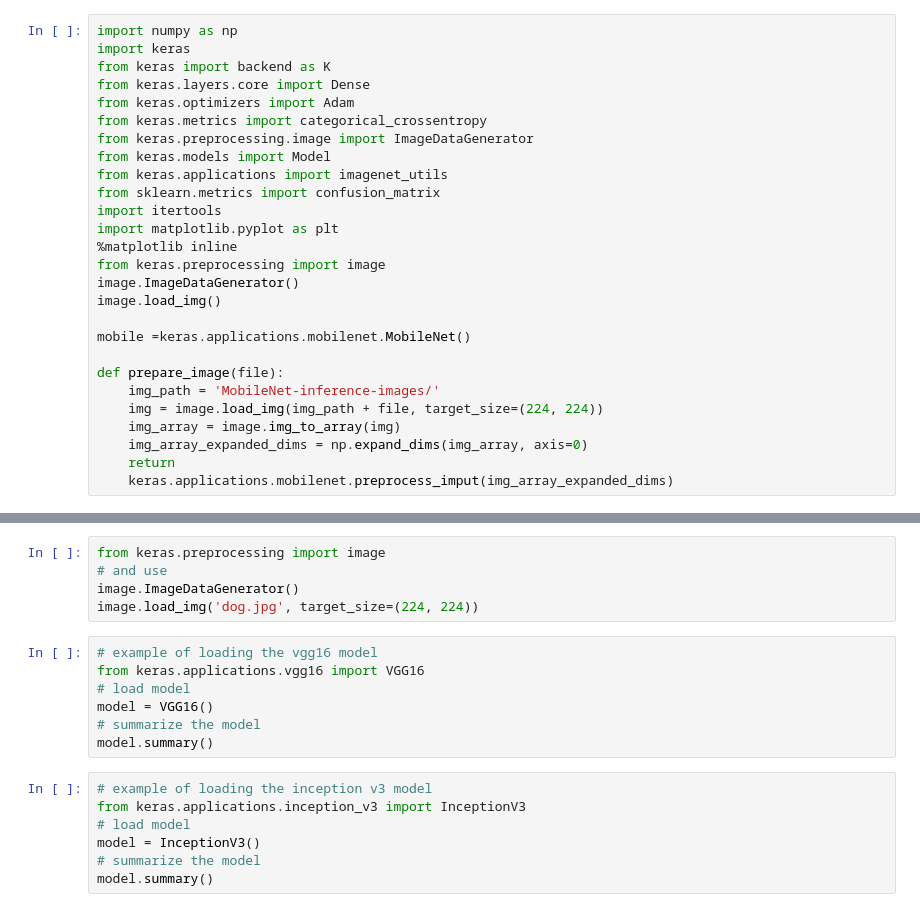
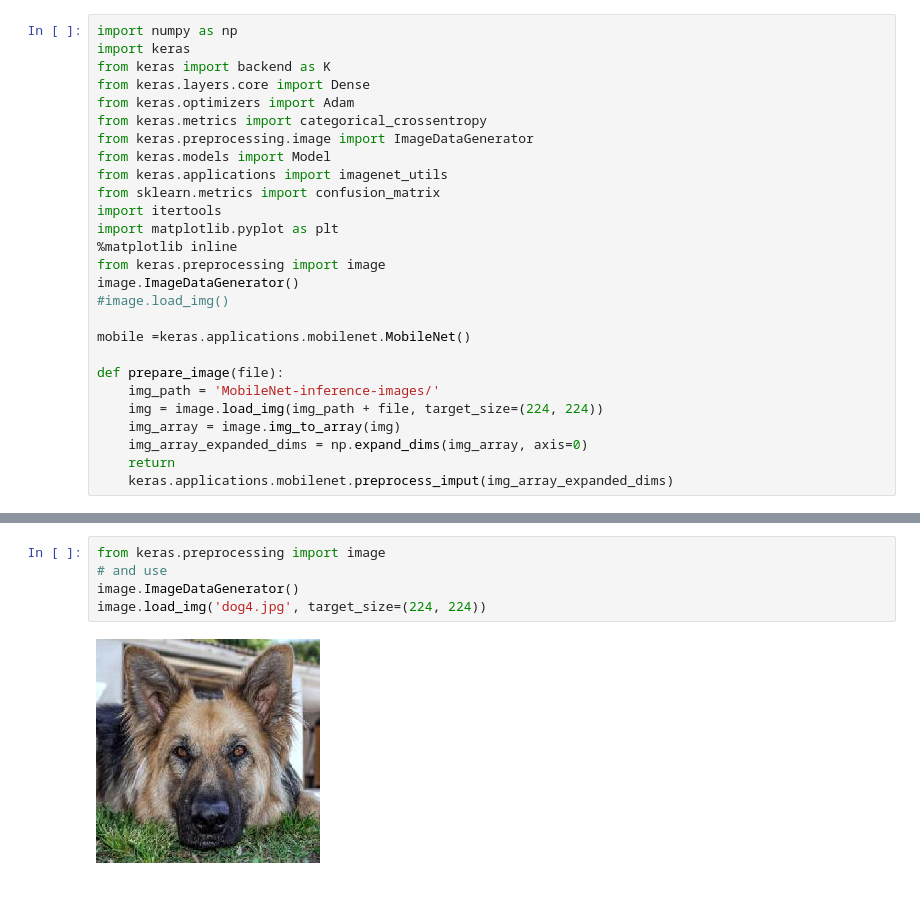
Before and after one commit to gombergere/arthomas, a Jupyter notebook: TransferLearning.ipynb, the cells around one changed output, grey strips where cells are left out. Saved outputs shown, nothing was run; the diff lists cells and outputs as text.

```diff
--- a/TransferLearning.ipynb
+++ b/TransferLearning.ipynb
@@ -22,7 +23,7 @@ import matplotlib.pyplot as plt
 %matplotlib inline
 from keras.preprocessing import image
 image.ImageDataGenerator()
-image.load_img()
+#image.load_img()
 
 mobile =keras.applications.mobilenet.MobileNet()
 
@@ -39,19 +43,7 @@ file=files.upload()
 # %%
 from keras.preprocessing import image
 # and use
 image.ImageDataGenerator()
-image.load_img('dog.jpg', target_size=(224, 224))
+image.load_img('dog4.jpg', target_size=(224, 224))
+# %% [output]
+[figure, added]
-# %%
-# example of loading the vgg16 model
-from keras.applications.vgg16 import VGG16
-# load model
-model = VGG16()
-# summarize the model
-model.summary()
-# %%
-# example of loading the inception v3 model
-from keras.applications.inception_v3 import InceptionV3
-# load model
-model = InceptionV3()
-# summarize the model
-model.summary()
```
Also changed, not shown: parts of 12 cells of this notebook.
